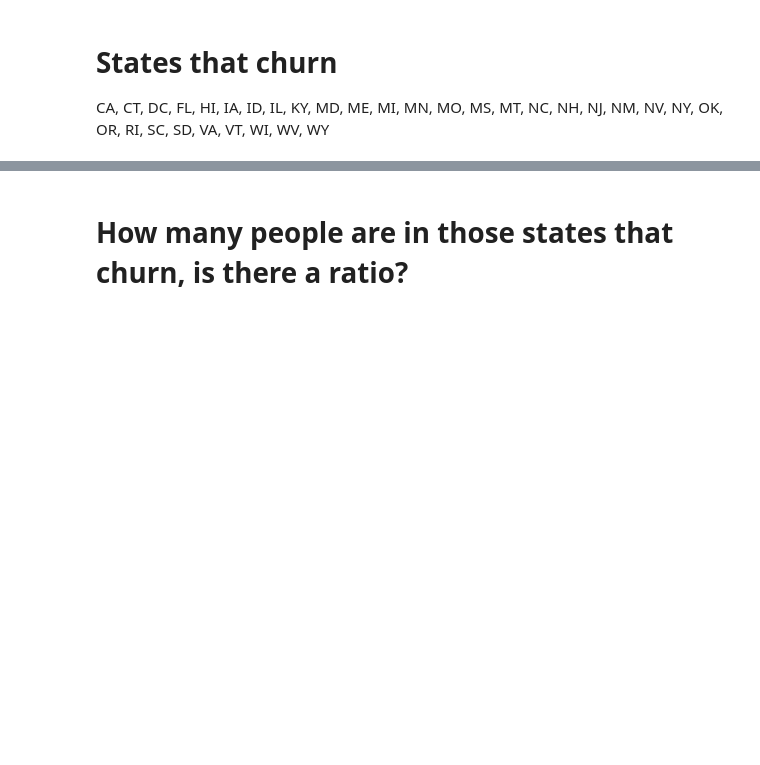
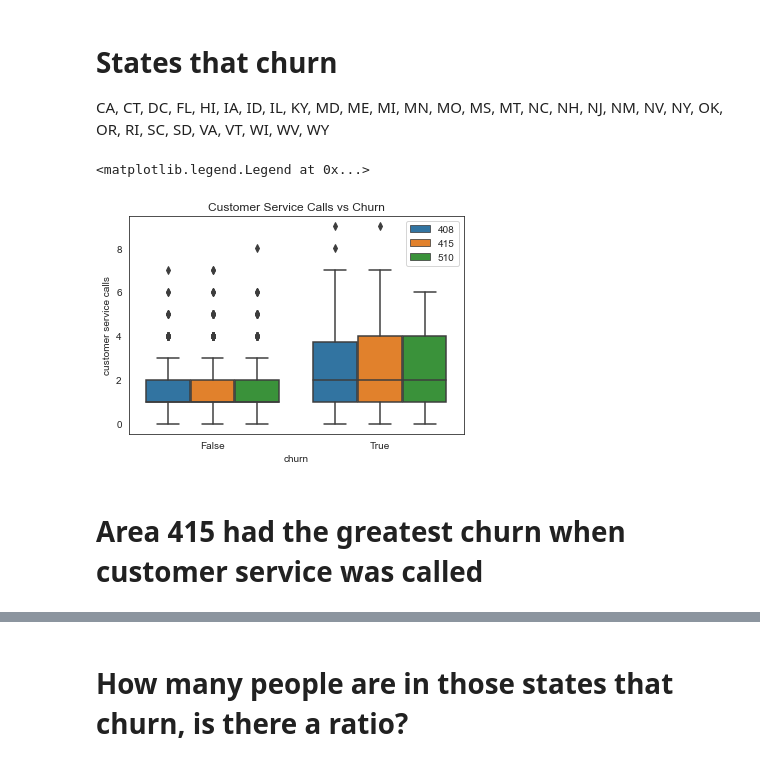
Before and after one commit to Mahmoudh22/Project_3, a Jupyter notebook: Question 1.ipynb, the cells around one changed output, grey strips where cells are left out. Drawn from its saved outputs; the diff is of its cells as text; code cells hidden in the pictures; blank space fills up the shorter version.

```diff
--- a/Question 1.ipynb
+++ b/Question 1.ipynb
@@ -7,7 +7,7 @@ import matplotlib.pyplot as plt
 import seaborn as sns
 from sklearn.model_selection import train_test_split
 # %%
-df = pd.read_csv('/Users/mahmoud/Documents/Project_3/data.csv')
+test_df = pd.read_csv('/Users/mahmoud/Documents/Project_3/test.csv')
 
-df.head()
+test_df.shape
 # %% [output]
@@ -118,3 +137,12 @@ plt.legend(loc=(1, .8), fontsize=20)
 # %% [markdown]
 # States that churn
 CA, CT, DC, FL, HI, IA, ID, IL, KY, MD, ME, MI, MN, MO, MS, MT, NC, NH, NJ, NM, NV, NY, OK, OR, RI, SC, SD, VA, VT, WI, WV, WY
+# %%
+sns.boxplot(data = df,x = 'churn',y = 'customer service calls',
+            hue='area code').set(title='Customer Service Calls vs Churn')
+plt.legend(loc='upper right')
+# %% [output]
+<matplotlib.legend.Legend at 0x...>
+[figure, added]
+# %% [markdown]
+# Area 415  had the greatest churn when customer service was called
```
Also changed, not shown: parts of 16 cells of this notebook, 4 other files.
